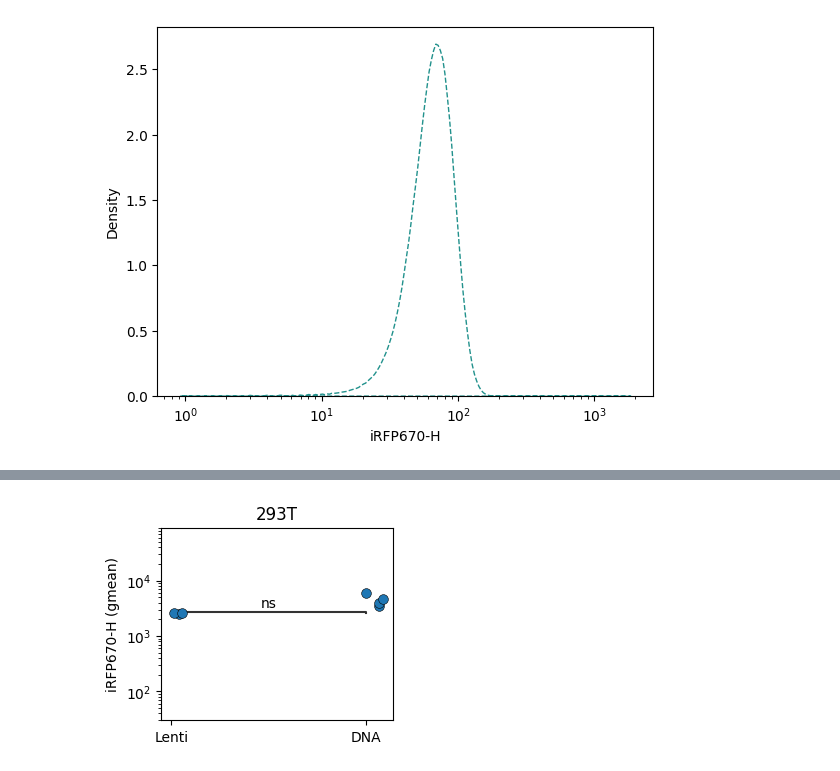
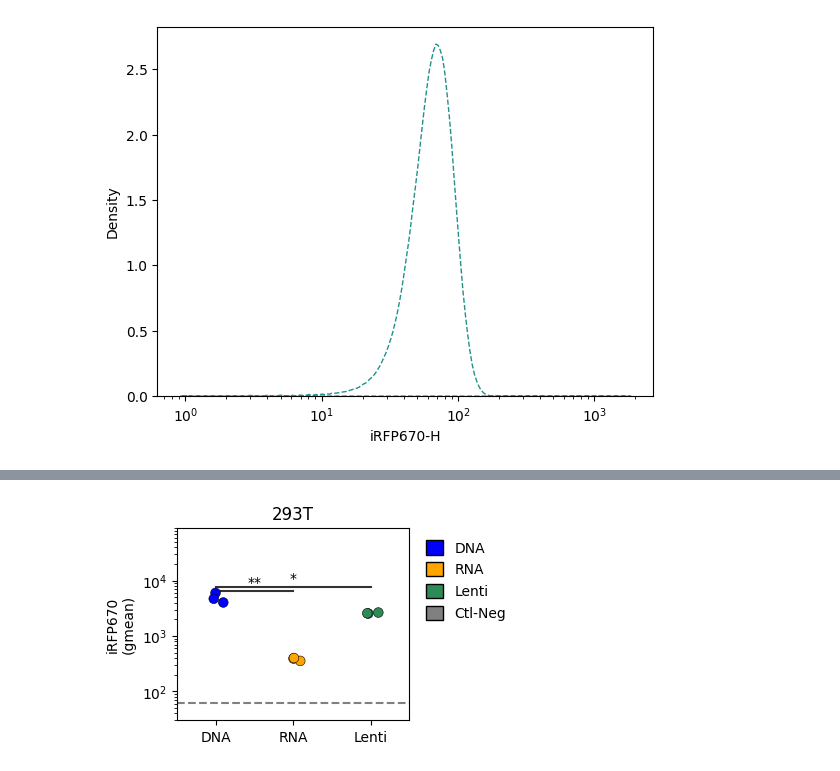
Before and after one commit to GallowayLabMIT/dasit_manuscript, a Jupyter notebook: Figure_2/Figure_2_iRFP.ipynb, the cells around one changed output, grey strips where cells are left out. Drawn from its saved outputs; the diff is of its cells as text; code cells hidden in the pictures.

Commit message:
Updates to generate iRFP graphs for figure 2 and S2. Adding in single cell distribution notebooks

```diff
--- a/Figure_2/Figure_2_iRFP.ipynb
+++ b/Figure_2/Figure_2_iRFP.ipynb
@@ -200,0 +195,19 @@ display(df_subset)
+# %%
+y = 'iRFP670-H'
+group = ['conds', 'reporter', 'Date','Deliver']
+
+df_gmean = (
+    df_infected_subset[df_infected_subset[y]>0]
+    .groupby(group)[y]
+    .agg(**{y + ' (gmean)': scipy.stats.gmean})
+    .reset_index()
+)
+
+df_ctrl_gmean = (
+    ctrl_data[ctrl_data[y] > 0]
+    .groupby(group)[y]
+    .agg(**{y + ' (gmean)': scipy.stats.gmean})
+    .reset_index()
+)
+
+df_gmean_final = pd.concat([df_gmean, df_ctrl_gmean], ignore_index=True)
@@ -202,20 +232,21 @@ display(df_subset)
 # Plotting params
 x = 'conds'
 y = 'iRFP670-H'
-order = ['pKG05003.Lenti', 'pKG05003.Plasmid']
+order = ['pKG05003.Plasmid','pKG05000.Mod','pKG05003.Lenti']
 
 label_map = {
     'pKG05003.Lenti':'Lenti',
     'pKG05003.Plasmid':'DNA',
+    'pKG05000.Mod': 'RNA',
     'Untransfected.Plasmid': 'Ctl-Neg'
 }
 
-untransfected = df_gmean[(df_gmean['conds'] == 'Untransfected.Plasmid') & (df_gmean['Plasmid'] == '0x')]
-data_new = df_gmean[(df_gmean['conds'].isin(order)) &  (df_gmean['Plasmid'] == '1x') & (df_gmean['Puro'] == '0x')]
+data_new = df_gmean[(df_gmean['conds'].isin(order))]
 
 palette = {'Untransfected.Plasmid': 'grey',
-        'pKG05003.Lenti': 'orange',
-        'pKG05003.Plasmid': 'seagreen'}
+        'pKG05003.Lenti': 'seagreen',
+        'pKG05000.Mod': 'orange',
+        'pKG05003.Plasmid': 'blue'}
 
 # Conditions
 fig, ax = plt.subplots(1, 1, figsize=(3, 2.5))
@@ -225,22 +256,32 @@ sns.stripplot(
     ax=ax, data=data_new,
     x=x, y=y+' (gmean)',
     order=order,
+    palette=palette,
     dodge=False,
     size=7,
     edgecolor='black', linewidth=0.4)
 
 # Plot ctrl-neg
-# ax.axhline(float(df_gmean.loc[df_gmean.conds == 'Untransfected.Plasmid', y+' (gmean)']), 0, 1, color='grey', linestyle='--')
+ax.axhline(float(df_gmean_final.loc[df_gmean_final.conds == 'Untransfected.Plasmid', y+' (gmean)'].iloc[0]), 0, 1, color='grey', linestyle='--')
 
 # # Add in stats
 # # Pairs for stats comp
-pairs = [('pKG05003.Lenti', 'pKG05003.Plasmid')]
+pairs = [('pKG05003.Plasmid', 'pKG05003.Lenti'),
+         ('pKG05003.Plasmid', 'pKG05000.Mod')]
 annot = Annotator(ax=ax,
-    data=df_gmean, pairs=pairs,
+    data=data_new, pairs=pairs,
     x=x, y=y+' (gmean)',
     order=order)
-annot.configure(test='t-test_ind', comparisons_correction='Bonferroni', text_format='star', loc='inside', verbose=2)
-annot.apply_test().annotate(line_offset_to_group=0)
+
+annot.configure(
+    test='t-test_ind',
+    comparisons_correction='Bonferroni',
+    text_format='star',
+    loc='outside',
+    verbose=2
+)
+
+annot.apply_test().annotate()
 
 
 # # Adjust labels
@@ -249,11 +290,46 @@ ax.set_xlabel('')
 # ax.ticklabel_format(axis='y', style='sci', scilimits=(1, 2))
 ax.set_yscale('log')
 ax.set_ylim((3e1, 9e4))
-# ax.yaxis.set_label_text('iRFP670\n(gmean)')
-# sns.move_legend(ax, title="", loc="upper left", bbox_to_anchor=(1, 1), frameon=False)
+ax.yaxis.set_label_text('iRFP670\n(gmean)')
+
+
+legend_handles = [
+    Patch(
+        facecolor=palette[c],
+        edgecolor='black',
+        label=label_map[c]
+    )
+    for c in order
+]
+
+legend_handles.append(
+    Patch(
+        facecolor='grey',
+        edgecolor='black',
+        label='Ctl-Neg'
+    )
+)
+
+ax.legend(
+    handles=legend_handles,
+    loc='upper left',
+    bbox_to_anchor=(1.02, 1),
+    frameon=False,
+    title='',
+    handleheight = 1.2,
+    handlelength = 1.2
+)
+
 plt.title('293T')
 
-print(df_gmean.groupby([ 'reporter', 'conds', 'Date','Deliver','Plasmid','Puro']).mean())
+display(
+    data_new.groupby('conds')[y+' (gmean)'].describe()
+)
+
+print(df_gmean.groupby(['conds', 'reporter', 'Date','Deliver']).mean())
+
+plottitle = 'iRFP670_summary_plot'
+g.savefig(rd.outfile(output_path/plottitle),bbox_inches='tight')
 # %% [output]
 p-value annotation legend:
       ns: 5.00e-02 < p <= 1.00e+00
@@ -275 +362 @@ Control  Control.Plasmid  2026.07.02.b  Plasmid 1x      0x           291.126872
-[figure, old version]
+[figure, new version]
```
Also changed, not shown: parts of 20 cells of this notebook, 2 other files.
